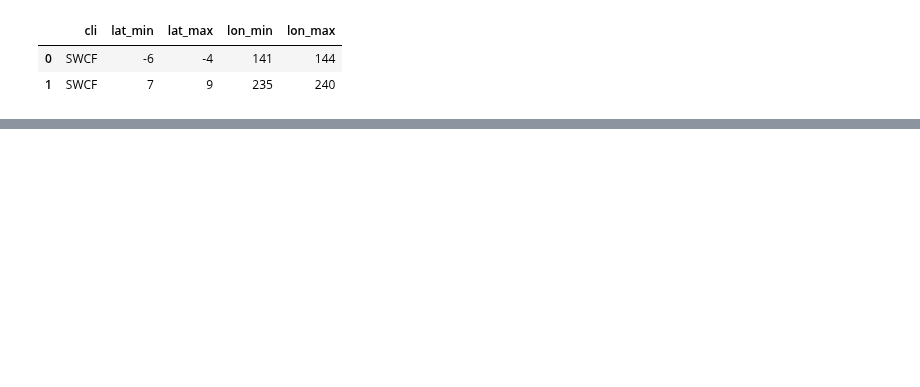
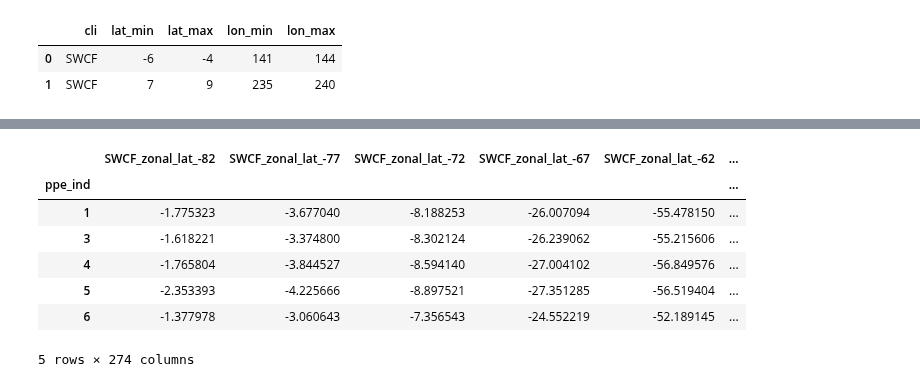
Before and after one commit to yiqioyang/proj2dhullsampler, a Jupyter notebook: step1_prepare_trainingdata.ipynb, the cells around one changed output, grey strips where cells are left out. Saved outputs shown, nothing was run; the diff lists cells and outputs as text; code cells hidden in the pictures; blank space fills up the shorter version.

```diff
--- a/step1_prepare_trainingdata.ipynb
+++ b/step1_prepare_trainingdata.ipynb
@@ -85,6 +105,17 @@ obs_manual_list.index = manual_name_list
 # %%
 ppe_pd = pd.concat([ppe_zonal_pd, ppe_manual_list], axis = 1)
 obs_pd = pd.concat([obs_zonal_pd, obs_manual_list])
+# %%
+ppe_pd.head()
+# %% [output]
+|  | SWCF_zonal_lat_-82 | SWCF_zonal_lat_-77 | SWCF_zonal_lat_-72 | SWCF_zonal_lat_-67 | SWCF_zonal_lat_-62 | ... |
+| ppe_ind |  |  |  |  |  | ... |
+| 1 | -1.775323 | -3.677040 | -8.188253 | -26.007094 | -55.478150 | ... |
+| 3 | -1.618221 | -3.374800 | -8.302124 | -26.239062 | -55.215606 | ... |
+| 4 | -1.765804 | -3.844527 | -8.594140 | -27.004102 | -56.849576 | ... |
+| 5 | -2.353393 | -4.225666 | -8.897521 | -27.351285 | -56.519404 | ... |
+| 6 | -1.377978 | -3.060643 | -7.356543 | -24.552219 | -52.189145 | ... |
+5 rows × 274 columns
 # %%
 #ppe_pd.to_csv("/glade/work/qingyuany/repo_data/spatialtuning/ppe_zonal_v4_iteration1.csv", index = True)
 #obs_pd.to_csv("/glade/work/qingyuany/repo_data/spatialtuning/obs_zonal_v4_iteration1.csv", index = True)
```
Also changed, not shown: parts of 7 cells of this notebook, 4 other files.
